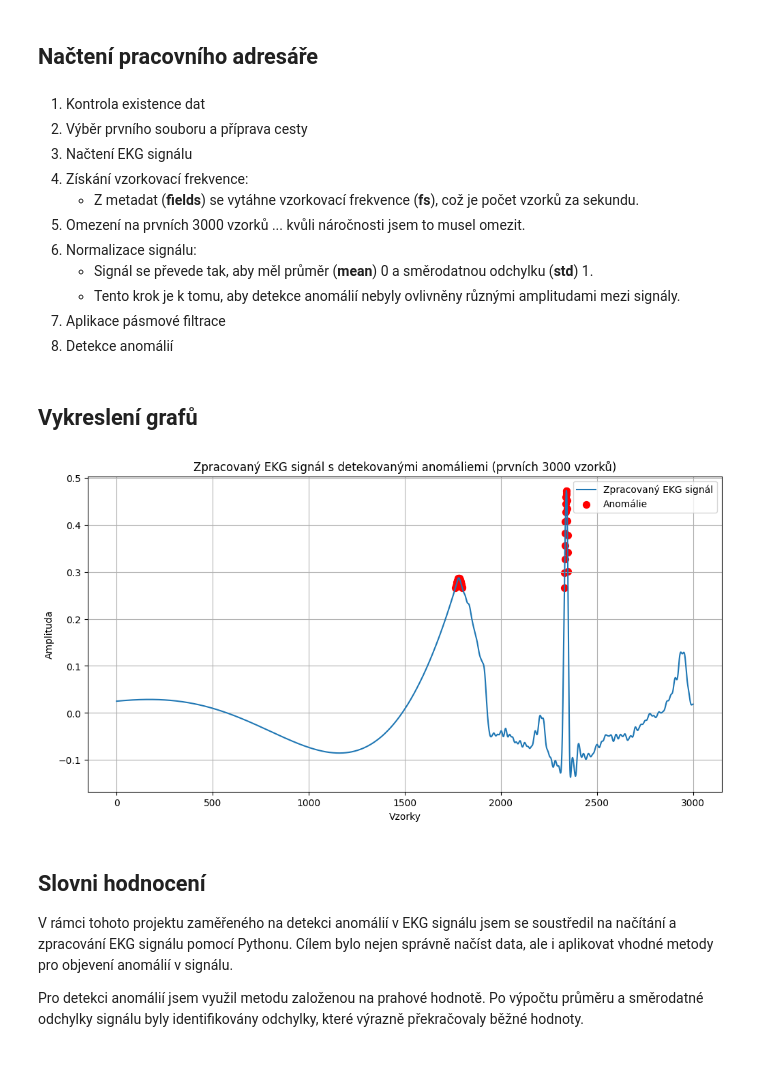
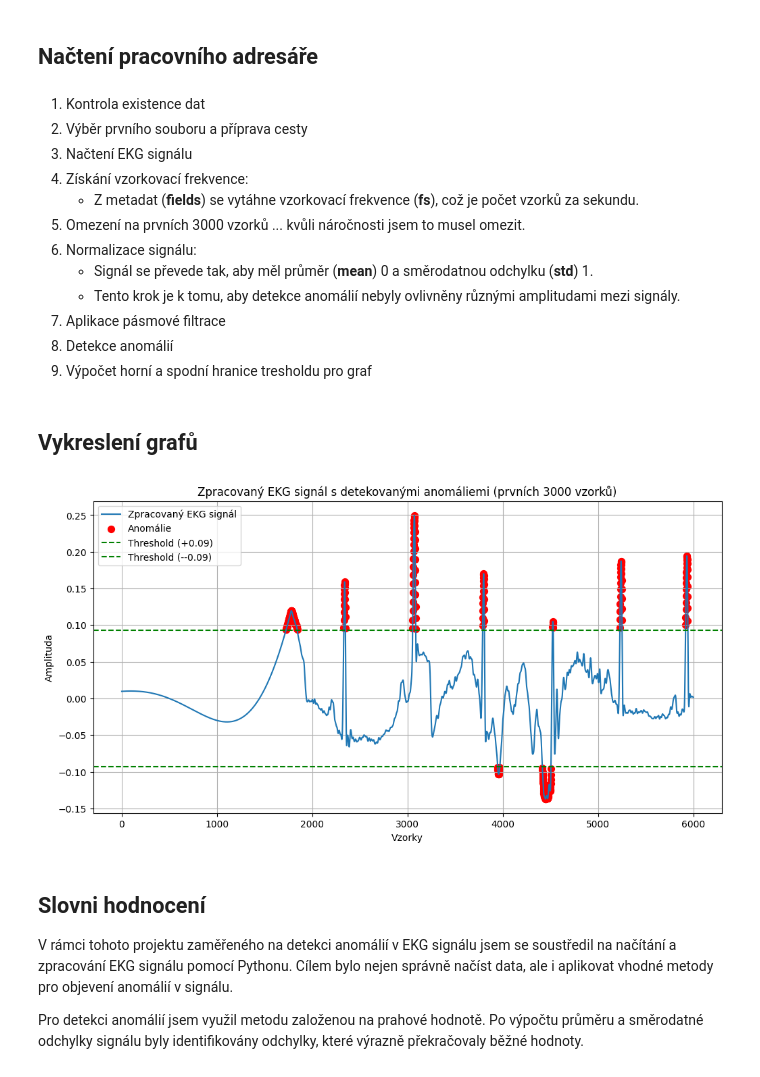
Before and after one commit to mkvkva/PZS, a Jupyter notebook: app/I/anomalie.ipynb, the cells around one changed output. Drawn from its saved outputs; the diff is of its cells as text; code cells hidden in the pictures.

Commit message:
treshold vykreslení

```diff
--- a/app/I/anomalie.ipynb
+++ b/app/I/anomalie.ipynb
@@ -22,6 +22,7 @@ from scipy.signal import butter, filtfilt
 lowcut = 0.5  # Dolní hranice pásmové filtrace (Hz)
 highcut = 50.0  # Horní hranice pásmové filtrace (Hz)
 filter_order = 4  # Pořadí filtru
+threshold = 2.0  # Threshold pro detekci anomálií
 # %% [markdown]
 ## Funkce pro zpracování dat
 # %% [markdown]
@@ -68,12 +69,12 @@ def detect_anomalies(signal: np.ndarray, threshold: float = 3.0) -> np.ndarray:
         threshold: hodnota, která určuje, kdy je hodnota signálu považována za anomálii.
 
     Returns:
-        Pole indexů, kde byla detekována anomálie.
+        Pole indexů, kde byla detekována anomálie, průměr a směrodatná odchylka signálu.
     """
     mean = np.mean(signal)
     std = np.std(signal)
     anomalies = np.abs(signal - mean) > threshold * std
-    return np.nonzero(anomalies)[0]
+    return np.nonzero(anomalies)[0], mean, std
 # %% [markdown]
 ## Načtení pracovního adresáře
 # %%
@@ -98,6 +99,7 @@ signal_basenames = set(f.split(".")[0] for f in files if f.endswith("ECG.dat"))
     - Tento krok je k tomu, aby detekce anomálií nebyly ovlivněny různými amplitudami mezi signály.
 7. Aplikace pásmové filtrace
 8. Detekce anomálií
+9. Výpočet horní a spodní hranice tresholdu pro graf
 # %%
 if len(signal_basenames) > 0:
     signal_basename = list(signal_basenames)[0]
@@ -112,11 +114,11 @@ if len(signal_basenames) > 0:
     sampling_frequency = fields["fs"]
 
 
-    # Pouze prvních 3000 vzorků
+    # Pouze prvních 6000 vzorků
     # Omezení, kvůli náročnosti výpočtu
     def select_range(signal: np.ndarray, start: int, end: int) -> np.ndarray:
         return signal[start:end]
-    signal = select_range(signal, 0, 3000)
+    signal = select_range(signal, 0, 6000)
 
     # Normalizace signálu
     signal_normalized = (signal - np.mean(signal)) / np.std(signal)
@@ -129,38 +131,44 @@ if len(signal_basenames) > 0:
         signal_processed = signal_normalized
 
     # Detekce anomálií
-    anomalies = detect_anomalies(signal_processed)
+    # Funkce vrátí pole indexů, kde byla detekována anomálie, průměr a směrodatná odchylka signálu.
+    # výpočet trenholdu pro detekci a vykreslení v grafu
+    anomalies, mean, std = detect_anomalies(signal_processed, threshold)
+    threshold_upper = mean + threshold * std
+    threshold_lower = mean - threshold * std
 # %% [markdown]
 ## Vykreslení grafů
 # %%
 # Vykreslení celého signálu s označenými anomáliemi
 if len(signal_basenames) > 0:
     plt.figure(figsize=(12, 6))
     plt.plot(signal_processed, label="Zpracovaný EKG signál")
     plt.scatter(anomalies, signal_processed[anomalies], color="red", label="Anomálie", s=50)
+    plt.axhline(y=threshold_upper, color='green', linestyle='--', label=f'Threshold (+{threshold_upper:.2f})')
+    plt.axhline(y=threshold_lower, color='green', linestyle='--', label=f'Threshold (-{threshold_lower:.2f})')
     plt.title("Zpracovaný EKG signál s detekovanými anomáliemi (prvních 3000 vzorků)")
     plt.xlabel("Vzorky")
     plt.ylabel("Amplituda")
     plt.legend()
     plt.grid()
     plt.show()
 
 
  # # Vykreslení jednotlivých anomálních úseků
     # for anomaly in anomalies:
     #     start = max(0, anomaly - 100)
     #     end = min(len(signal_processed), anomaly + 100)
     #     plt.figure(figsize=(10, 4))
     #     plt.plot(range(start, end), signal_processed[start:end], label="Anomální úsek")
     #     plt.axvline(x=anomaly, color="red", linestyle="--", label="Anomálie")
     #     plt.title("Detail anomálního úseku")
     #     plt.xlabel("Vzorky")
     #     plt.ylabel("Amplituda")
     #     plt.legend()
     #     plt.grid()
     #     plt.show()
 # %% [output]
-[figure, old version]
+[figure, new version]
 # %% [markdown]
 ## Slovni hodnocení
 
```
Also changed, not shown: parts of 1 cell of this notebook.
